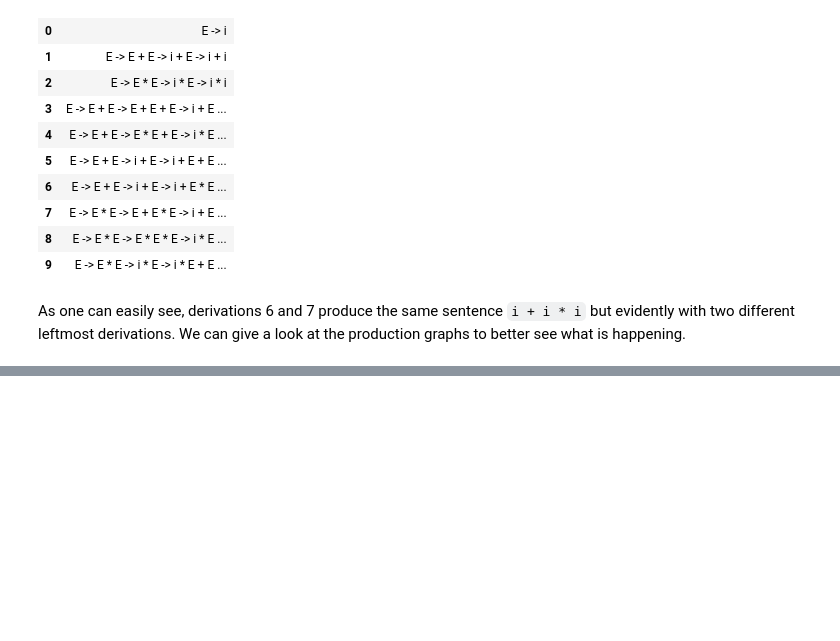
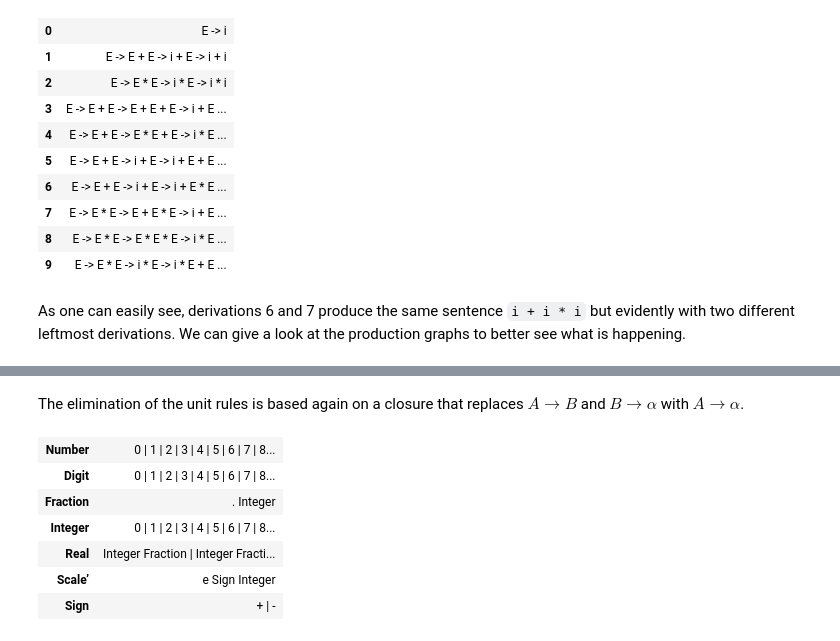
Before and after one commit to let-unimi/liblet, a Jupyter notebook: docs/examples.ipynb, the cells around one changed output, grey strips where cells are left out. Saved outputs shown, nothing was run; the diff lists cells and outputs as text; code cells hidden in the pictures; blank space fills up the shorter version.

```diff
--- a/docs/examples.ipynb
+++ b/docs/examples.ipynb
@@ -136,0 +277,9 @@ side_by_side(ProductionGraph(D[6]), ProductionGraph(D[7]))
+# %%
+def eliminate_ε_rules(G):
+    Gp, _ = inline_ε_rules((G, set()))
+    prods = set(Gp.P)
+    for Ap in Gp.N - G.N:
+        A = Ap[:-1]
+        for α in set(Gp.alternatives(A)) - {('ε', )}:
+            prods.add(Production(Ap, α))
+    return Grammar(Gp.N, Gp.T, prods, Gp.S)
@@ -136,0 +304,12 @@ side_by_side(ProductionGraph(D[6]), ProductionGraph(D[7]))
+# %%
+G = Grammar.from_string("""
+Number -> Integer | Real
+Integer -> Digit | Integer Digit
+Real -> Integer Fraction Scale
+Fraction -> . Integer
+Scale -> e Sign Integer | Empty
+Digit -> 0 | 1 | 2 | 3 | 4 | 5 | 6 | 7 | 8 | 9
+Sign -> + | -
+Empty -> ε
+""")
+prods2table(G)
@@ -136,0 +339,3 @@ side_by_side(ProductionGraph(D[6]), ProductionGraph(D[7]))
+# %% [markdown]
+The elimination of the unit rules is based again on a closure that replaces $A\to B$
+and $B\to α$ with $A\to α$.
@@ -136,0 +354,11 @@ side_by_side(ProductionGraph(D[6]), ProductionGraph(D[7]))
+# %%
+G = eliminate_unit_rules(G)
+prods2table(G)
+# %% [output]
+| Number | 0 | 1 | 2 | 3 | 4 | 5 | 6 | 7 | 8... |
+| Digit | 0 | 1 | 2 | 3 | 4 | 5 | 6 | 7 | 8... |
+| Fraction | . Integer |
+| Integer | 0 | 1 | 2 | 3 | 4 | 5 | 6 | 7 | 8... |
+| Real | Integer Fraction | Integer Fracti... |
+| Scale’ | e Sign Integer |
+| Sign | + | - |
```
Also changed, not shown: parts of 62 cells of this notebook, 5 other files.
